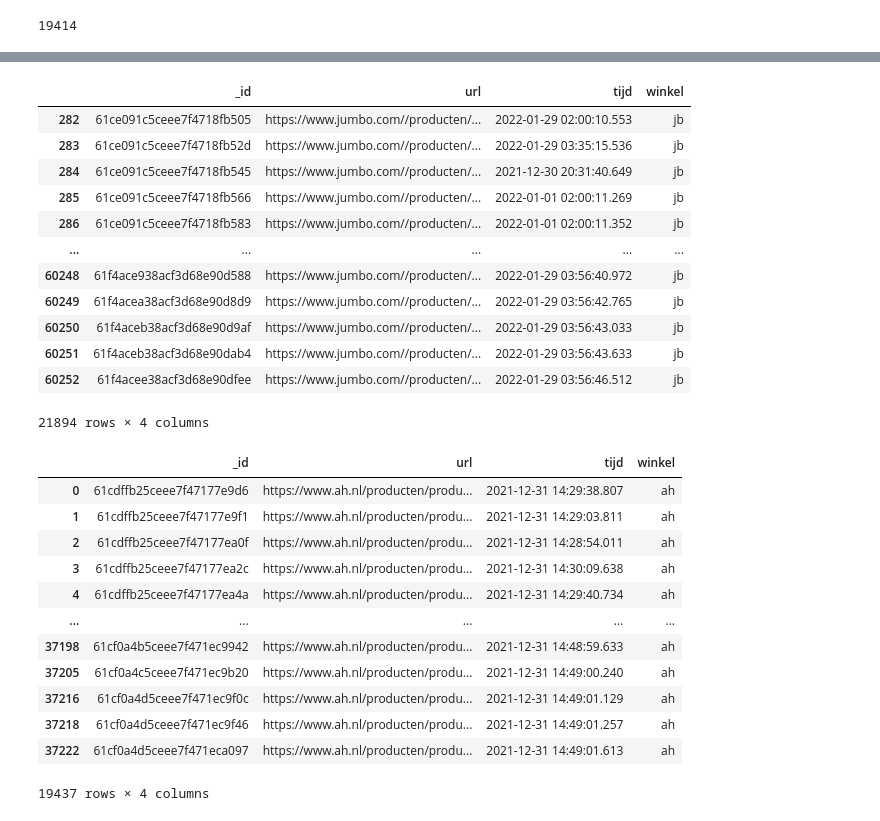
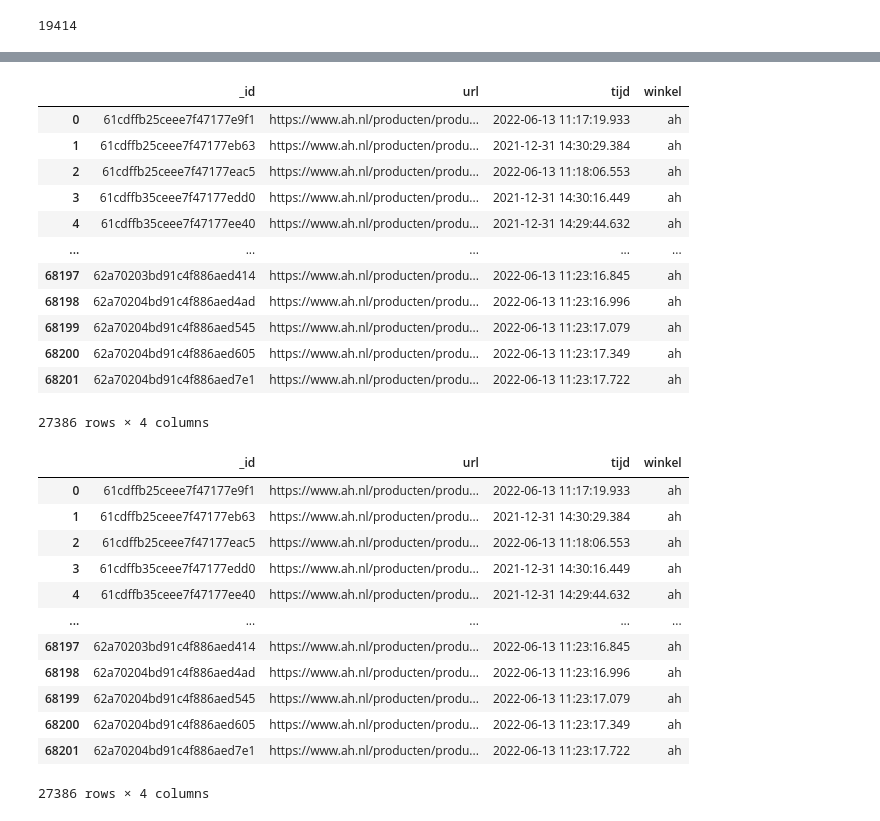
Before and after one commit to semkjaer/supermarkt_crawler, a Jupyter notebook: Untitled.ipynb, the cells around one changed output, grey strips where cells are left out. Drawn from its saved outputs; the diff is of its cells as text; code cells hidden in the pictures.

```diff
--- a/Untitled.ipynb
+++ b/Untitled.ipynb
@@ -142,3 +165,12 @@ dfl =  pd.DataFrame(list(doc))
 # %%
-jumbo = dfl[dfl['url'].str.match(r'.*jumbo\.com') == True]
-ah = dfl[dfl['url'].str.match(r'.*ah\.nl') == True]
+vm_categories = dict()
+for breadcrumb in vomar['categorie'].dropna():
+    for i, category in enumerate(breadcrumb):
+        if len(breadcrumb) > i+1:
+            if not breadcrumb[i] in vm_categories:
+                vm_categories[breadcrumb[i]] = [breadcrumb[i+1]]
+            elif breadcrumb[i+1] not in vm_categories[breadcrumb[i]] and breadcrumb[i+1] not in vm_categories[breadcrumb[i]]:
+                vm_categories[breadcrumb[i]].append(breadcrumb[i+1])
+
+
+vm_categories
@@ -145,32 +195,32 @@ ah = dfl[dfl['url'].str.match(r'.*ah\.nl') == True]
 # %%
-jumbo
+ah
 # %% [output]
 |  | _id | url | tijd | winkel |
-| 282 | 61ce091c5ceee7f4718fb505 | https://www.jumbo.com//producten/... | 2022-01-29 02:00:10.553 | jb |
-| 283 | 61ce091c5ceee7f4718fb52d | https://www.jumbo.com//producten/... | 2022-01-29 03:35:15.536 | jb |
-| 284 | 61ce091c5ceee7f4718fb545 | https://www.jumbo.com//producten/... | 2021-12-30 20:31:40.649 | jb |
-| 285 | 61ce091c5ceee7f4718fb566 | https://www.jumbo.com//producten/... | 2022-01-01 02:00:11.269 | jb |
-| 286 | 61ce091c5ceee7f4718fb583 | https://www.jumbo.com//producten/... | 2022-01-01 02:00:11.352 | jb |
+| 0 | 61cdffb25ceee7f47177e9f1 | https://www.ah.nl/producten/produ... | 2022-06-13 11:17:19.933 | ah |
+| 1 | 61cdffb25ceee7f47177eb63 | https://www.ah.nl/producten/produ... | 2021-12-31 14:30:29.384 | ah |
+| 2 | 61cdffb25ceee7f47177eac5 | https://www.ah.nl/producten/produ... | 2022-06-13 11:18:06.553 | ah |
+| 3 | 61cdffb35ceee7f47177edd0 | https://www.ah.nl/producten/produ... | 2021-12-31 14:30:16.449 | ah |
+| 4 | 61cdffb35ceee7f47177ee40 | https://www.ah.nl/producten/produ... | 2021-12-31 14:29:44.632 | ah |
 | ... | ... | ... | ... | ... |
-| 60248 | 61f4ace938acf3d68e90d588 | https://www.jumbo.com//producten/... | 2022-01-29 03:56:40.972 | jb |
-| 60249 | 61f4acea38acf3d68e90d8d9 | https://www.jumbo.com//producten/... | 2022-01-29 03:56:42.765 | jb |
-| 60250 | 61f4aceb38acf3d68e90d9af | https://www.jumbo.com//producten/... | 2022-01-29 03:56:43.033 | jb |
-| 60251 | 61f4aceb38acf3d68e90dab4 | https://www.jumbo.com//producten/... | 2022-01-29 03:56:43.633 | jb |
-| 60252 | 61f4acee38acf3d68e90dfee | https://www.jumbo.com//producten/... | 2022-01-29 03:56:46.512 | jb |
+| 68197 | 62a70203bd91c4f886aed414 | https://www.ah.nl/producten/produ... | 2022-06-13 11:23:16.845 | ah |
+| 68198 | 62a70204bd91c4f886aed4ad | https://www.ah.nl/producten/produ... | 2022-06-13 11:23:16.996 | ah |
+| 68199 | 62a70204bd91c4f886aed545 | https://www.ah.nl/producten/produ... | 2022-06-13 11:23:17.079 | ah |
+| 68200 | 62a70204bd91c4f886aed605 | https://www.ah.nl/producten/produ... | 2022-06-13 11:23:17.349 | ah |
+| 68201 | 62a70204bd91c4f886aed7e1 | https://www.ah.nl/producten/produ... | 2022-06-13 11:23:17.722 | ah |
-21894 rows × 4 columns
+27386 rows × 4 columns
 # %%
 ah
 # %% [output]
 |  | _id | url | tijd | winkel |
-| 0 | 61cdffb25ceee7f47177e9d6 | https://www.ah.nl/producten/produ... | 2021-12-31 14:29:38.807 | ah |
-| 1 | 61cdffb25ceee7f47177e9f1 | https://www.ah.nl/producten/produ... | 2021-12-31 14:29:03.811 | ah |
-| 2 | 61cdffb25ceee7f47177ea0f | https://www.ah.nl/producten/produ... | 2021-12-31 14:28:54.011 | ah |
-| 3 | 61cdffb25ceee7f47177ea2c | https://www.ah.nl/producten/produ... | 2021-12-31 14:30:09.638 | ah |
-| 4 | 61cdffb25ceee7f47177ea4a | https://www.ah.nl/producten/produ... | 2021-12-31 14:29:40.734 | ah |
+| 0 | 61cdffb25ceee7f47177e9f1 | https://www.ah.nl/producten/produ... | 2022-06-13 11:17:19.933 | ah |
+| 1 | 61cdffb25ceee7f47177eb63 | https://www.ah.nl/producten/produ... | 2021-12-31 14:30:29.384 | ah |
+| 2 | 61cdffb25ceee7f47177eac5 | https://www.ah.nl/producten/produ... | 2022-06-13 11:18:06.553 | ah |
+| 3 | 61cdffb35ceee7f47177edd0 | https://www.ah.nl/producten/produ... | 2021-12-31 14:30:16.449 | ah |
+| 4 | 61cdffb35ceee7f47177ee40 | https://www.ah.nl/producten/produ... | 2021-12-31 14:29:44.632 | ah |
 | ... | ... | ... | ... | ... |
-| 37198 | 61cf0a4b5ceee7f471ec9942 | https://www.ah.nl/producten/produ... | 2021-12-31 14:48:59.633 | ah |
-| 37205 | 61cf0a4c5ceee7f471ec9b20 | https://www.ah.nl/producten/produ... | 2021-12-31 14:49:00.240 | ah |
-| 37216 | 61cf0a4d5ceee7f471ec9f0c | https://www.ah.nl/producten/produ... | 2021-12-31 14:49:01.129 | ah |
-| 37218 | 61cf0a4d5ceee7f471ec9f46 | https://www.ah.nl/producten/produ... | 2021-12-31 14:49:01.257 | ah |
-| 37222 | 61cf0a4d5ceee7f471eca097 | https://www.ah.nl/producten/produ... | 2021-12-31 14:49:01.613 | ah |
+| 68197 | 62a70203bd91c4f886aed414 | https://www.ah.nl/producten/produ... | 2022-06-13 11:23:16.845 | ah |
+| 68198 | 62a70204bd91c4f886aed4ad | https://www.ah.nl/producten/produ... | 2022-06-13 11:23:16.996 | ah |
+| 68199 | 62a70204bd91c4f886aed545 | https://www.ah.nl/producten/produ... | 2022-06-13 11:23:17.079 | ah |
+| 68200 | 62a70204bd91c4f886aed605 | https://www.ah.nl/producten/produ... | 2022-06-13 11:23:17.349 | ah |
+| 68201 | 62a70204bd91c4f886aed7e1 | https://www.ah.nl/producten/produ... | 2022-06-13 11:23:17.722 | ah |
-19437 rows × 4 columns
+27386 rows × 4 columns
```
Also changed, not shown: parts of 9 cells of this notebook, 6 other files.
